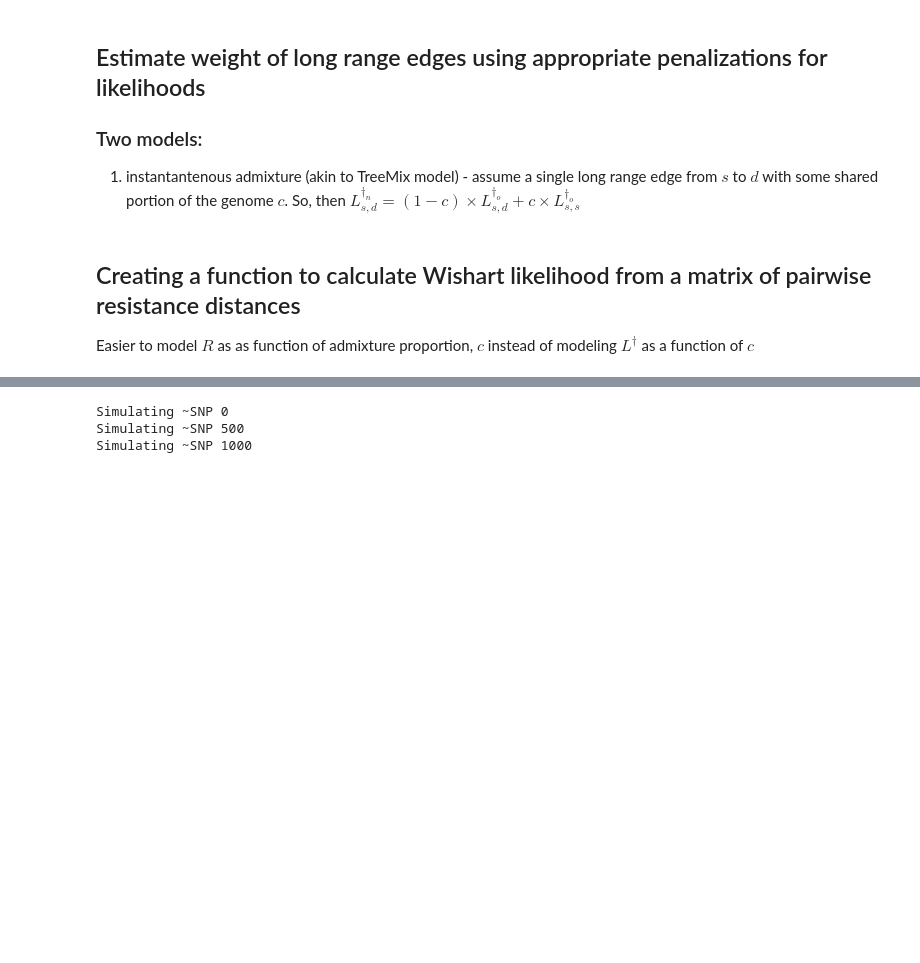
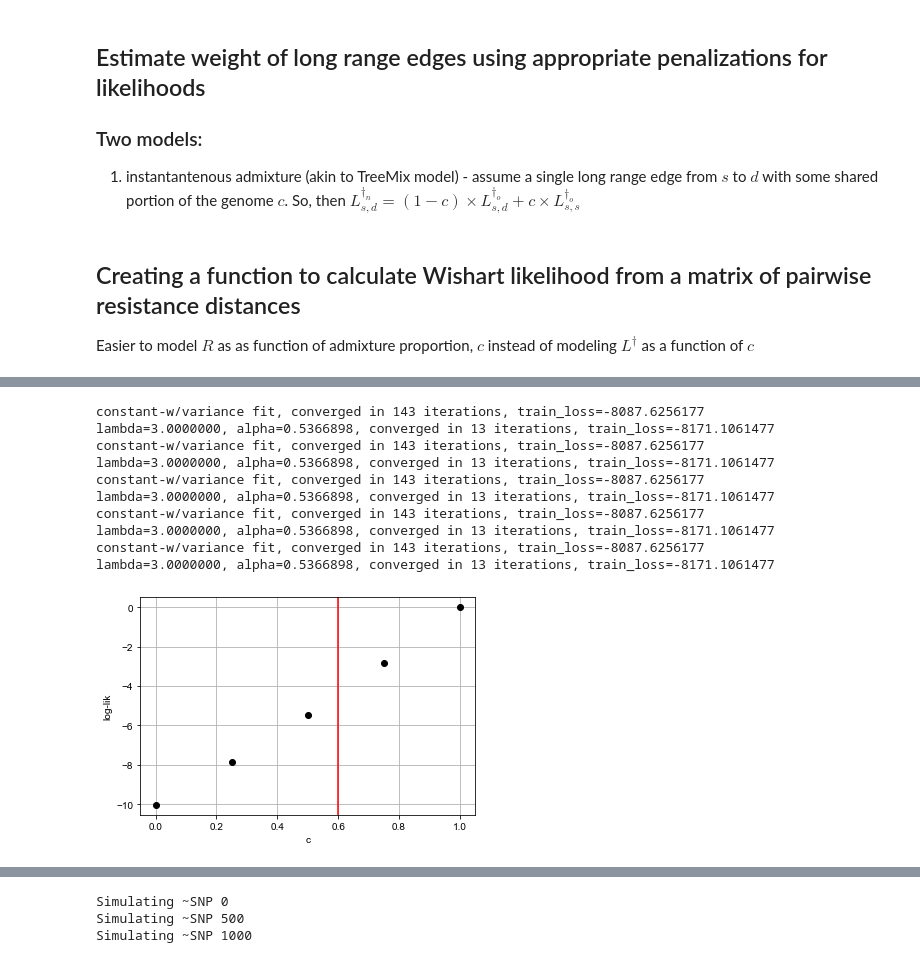
Before and after one commit to NovembreLab/feems, a Jupyter notebook: docs/notebooks/est-long-range.ipynb, the cells around one changed output, grey strips where cells are left out. Cells and saved outputs as stored; diff of their text form; code cells hidden in the pictures; blank space fills up the shorter version.

```diff
--- a/docs/notebooks/est-long-range.ipynb
+++ b/docs/notebooks/est-long-range.ipynb
@@ -269,3 +269,21 @@ def get_nll_w_c(sp_graph, w, s2, lrn, c):
+# %%
+llc = []
+for c in np.linspace(0,1,5):
+    sp_graph.fit(lamb=3.,optimize_q='n-dim'); obj = Joint_Objective(sp_graph); obj.inv(); obj.grad(reg=False);
+    llc.append(-get_FEEMS_demes_nll_w_c(sp_graph, obj, sp_graph.w, sp_graph.q, [(3,11)], c))
+plt.plot(np.linspace(0,1,5),llc-np.nanmax(llc),'ko'); plt.grid(); plt.axvline(0.6,color='red'); plt.xlabel('c'); plt.ylabel('log-lik');
+# %% [output]
+constant-w/variance fit, converged in 143 iterations, train_loss=-8087.6256177
+lambda=3.0000000, alpha=0.5366898, converged in 13 iterations, train_loss=-8171.1061477
+constant-w/variance fit, converged in 143 iterations, train_loss=-8087.6256177
+lambda=3.0000000, alpha=0.5366898, converged in 13 iterations, train_loss=-8171.1061477
+constant-w/variance fit, converged in 143 iterations, train_loss=-8087.6256177
+lambda=3.0000000, alpha=0.5366898, converged in 13 iterations, train_loss=-8171.1061477
+constant-w/variance fit, converged in 143 iterations, train_loss=-8087.6256177
+lambda=3.0000000, alpha=0.5366898, converged in 13 iterations, train_loss=-8171.1061477
+constant-w/variance fit, converged in 143 iterations, train_loss=-8087.6256177
+lambda=3.0000000, alpha=0.5366898, converged in 13 iterations, train_loss=-8171.1061477
+[figure, added]
 # %%
 ## starting fresh with a simple 6x6 grid to see if the computed log-lik from FEEMS is correlated with my function
 # n_rows, n_columns = 4, 4
```
Also changed, not shown: parts of 9 cells of this notebook, 6 other files.
